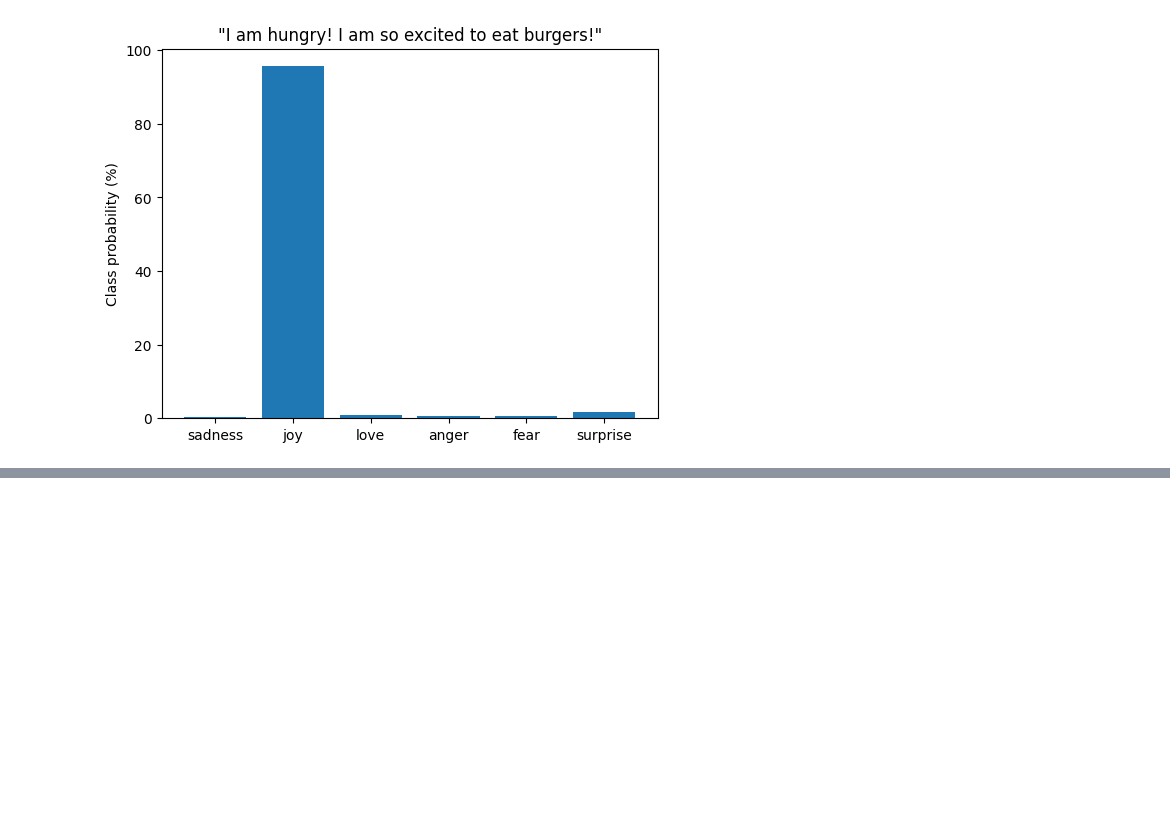
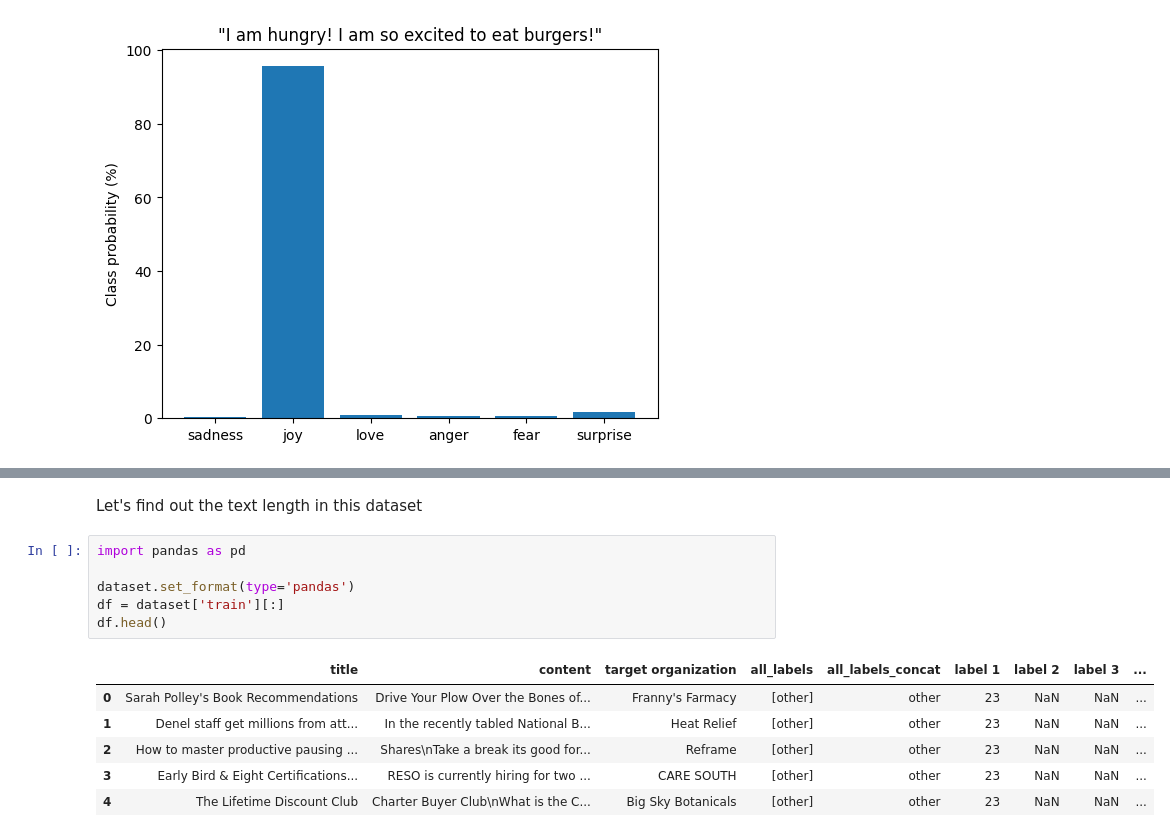
Before and after one commit to KlemPear/MachineLearning, a Jupyter notebook: Transformers/Text_classification_transformers.ipynb, the cells around one changed output, grey strips where cells are left out. Drawn from its saved outputs; the diff is of its cells as text; blank space fills up the shorter version.

```diff
--- a/Transformers/Text_classification_transformers.ipynb
+++ b/Transformers/Text_classification_transformers.ipynb
@@ -455,0 +523,15 @@ plt.show()
+# %% [markdown]
+Let's find out the text length in this dataset
+# %%
+import pandas as pd
+
+dataset.set_format(type='pandas')
+df = dataset['train'][:]
+df.head()
+# %% [output]
+|  | title | content | target organization | all_labels | all_labels_concat | label 1 | label 2 | label 3 | ... |
+| 0 | Sarah Polley's Book Recommendations | Drive Your Plow Over the Bones of... | Franny's Farmacy | [other] | other | 23 | NaN | NaN | ... |
+| 1 | Denel staff get millions from att... | In the recently tabled National B... | Heat Relief | [other] | other | 23 | NaN | NaN | ... |
+| 2 | How to master productive pausing ... | Shares\nTake a break its good for... | Reframe | [other] | other | 23 | NaN | NaN | ... |
+| 3 | Early Bird & Eight Certifications... | RESO is currently hiring for two ... | CARE SOUTH | [other] | other | 23 | NaN | NaN | ... |
+| 4 | The Lifetime Discount Club | Charter Buyer Club\nWhat is the C... | Big Sky Botanicals | [other] | other | 23 | NaN | NaN | ... |
```
Also changed, not shown: parts of 21 cells of this notebook, 4 other files.
